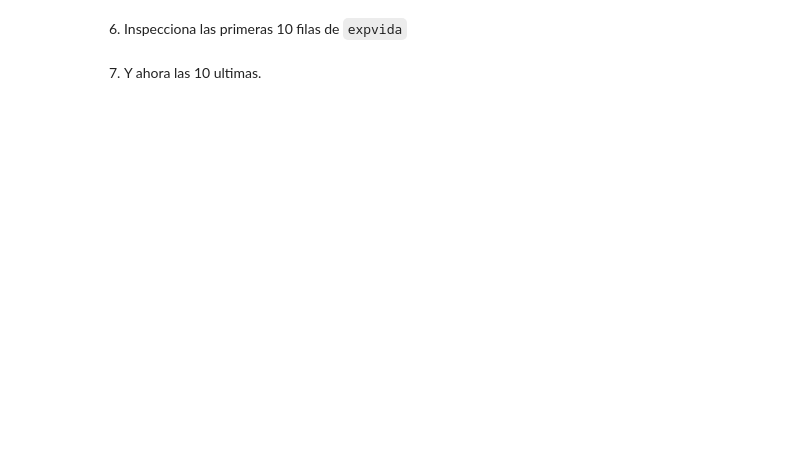
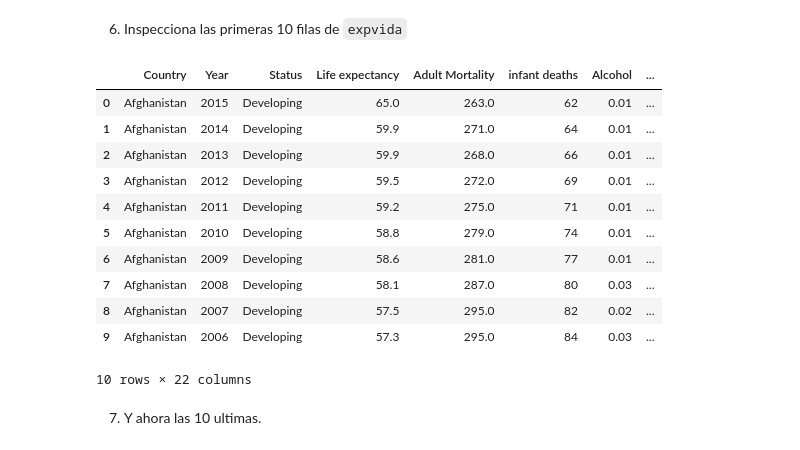
Before and after one commit to GabiMiranda05/Practice-Data-Science, a Jupyter notebook: Ejercicios-python/Notebook_7_Gabriela_Miranda.ipynb, the cells around one changed output. Cells and saved outputs as stored; diff of their text form; code cells hidden in the pictures; blank space fills up the shorter version.

```diff
--- a/Ejercicios-python/Notebook_7_Gabriela_Miranda.ipynb
+++ b/Ejercicios-python/Notebook_7_Gabriela_Miranda.ipynb
@@ -16,2 +17,4 @@ import pandas as pd
 # %% [markdown]
 2) Lee el archivo csv `life_expectancy_data` usando `pandas`. Guardalo en una variable llamada `expvida`.
+# %%
+expvida = pd.read_csv("https://raw.githubusercontent.com/GabiMiranda05/data-science-portfolio/refs/heads/main/Ejercicios-python/Life%20Expectancy%20Data.csv")
@@ -18,6 +31,6 @@ import pandas as pd
 # %%
 # Leo los datos en un DataFrame
-expvida = pd.read_csv('/content/Life_Expectancy_Data.csv')
+# expvida = pd.read_csv('/content/Life_Expectancy_Data.csv')
 # %% [markdown]
 [texto del vínculo](https:// [texto del vínculo](https://))3) ¿Que tipo de estructura de datos contiene la variable `expvida`?
 # %%
@@ -44,7 +68,20 @@ expvida.columns
 6) Inspecciona las primeras 10 filas de `expvida`
 # %%
 # Inspecciono las primeras filas
-expvida.head[10]
+expvida.head(10)
+# %% [output]
+|  | Country | Year | Status | Life expectancy | Adult Mortality | infant deaths | Alcohol | ... |
+| 0 | Afghanistan | 2015 | Developing | 65.0 | 263.0 | 62 | 0.01 | ... |
+| 1 | Afghanistan | 2014 | Developing | 59.9 | 271.0 | 64 | 0.01 | ... |
+| 2 | Afghanistan | 2013 | Developing | 59.9 | 268.0 | 66 | 0.01 | ... |
+| 3 | Afghanistan | 2012 | Developing | 59.5 | 272.0 | 69 | 0.01 | ... |
+| 4 | Afghanistan | 2011 | Developing | 59.2 | 275.0 | 71 | 0.01 | ... |
+| 5 | Afghanistan | 2010 | Developing | 58.8 | 279.0 | 74 | 0.01 | ... |
+| 6 | Afghanistan | 2009 | Developing | 58.6 | 281.0 | 77 | 0.01 | ... |
+| 7 | Afghanistan | 2008 | Developing | 58.1 | 287.0 | 80 | 0.03 | ... |
+| 8 | Afghanistan | 2007 | Developing | 57.5 | 295.0 | 82 | 0.02 | ... |
+| 9 | Afghanistan | 2006 | Developing | 57.3 | 295.0 | 84 | 0.03 | ... |
+10 rows × 22 columns
 # %% [markdown]
 7) Y ahora las 10 ultimas.
 # %%
```
Also changed, not shown: parts of 34 cells of this notebook.
